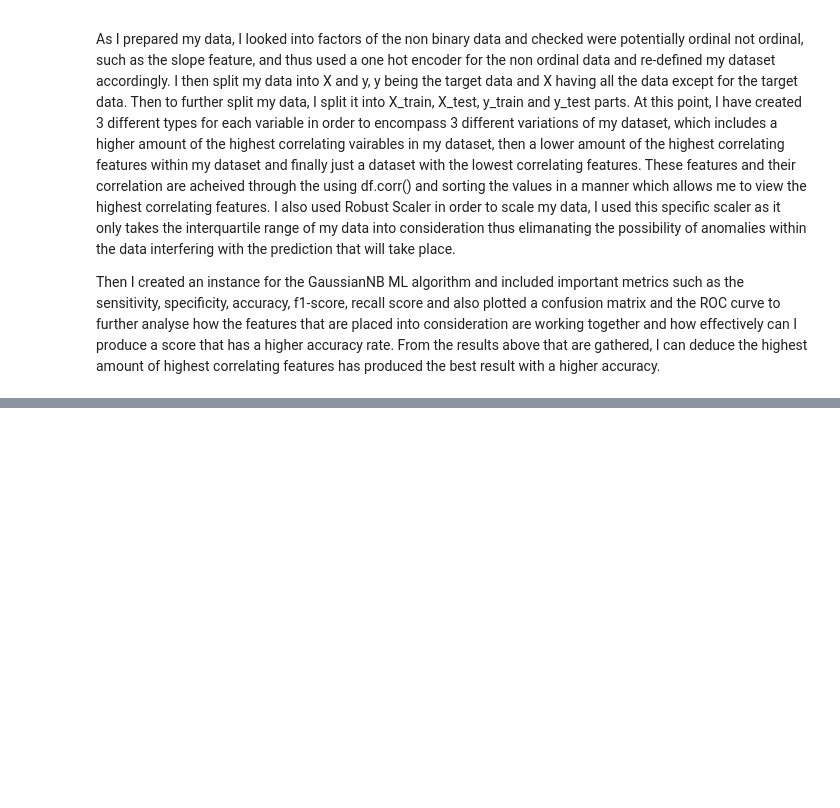
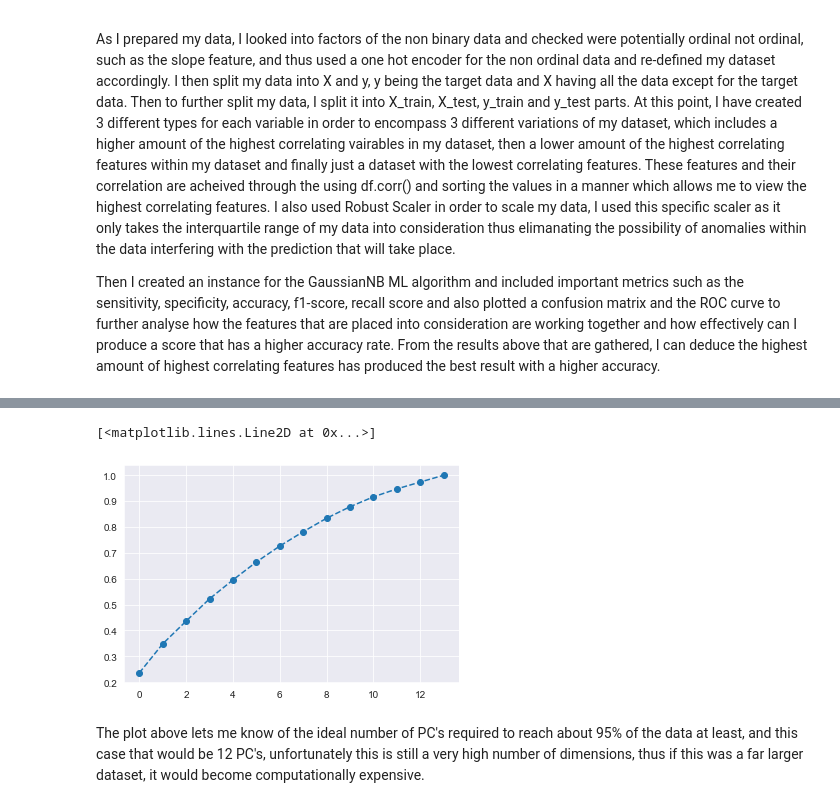
Before and after one commit to Harshal12355/Heart-Disease, a Jupyter notebook: heart_final.ipynb, the cells around one changed output, grey strips where cells are left out. Saved outputs shown, nothing was run; the diff lists cells and outputs as text; code cells hidden in the pictures; blank space fills up the shorter version.

```diff
--- a/heart_final.ipynb
+++ b/heart_final.ipynb
@@ -762,0 +867,7 @@ Then I created an instance for the GaussianNB ML algorithm and included importan
+# %%
+plt.plot(cumsum,  marker = 'o', linestyle = '--')
+# %% [output]
+[<matplotlib.lines.Line2D at 0x...>]
+[figure, added]
+# %% [markdown]
+The plot above lets me know of the ideal number of PC's required to reach about 95% of the data at least, and this case that would be 12 PC's, unfortunately this is still a very high number of dimensions, thus if this was a far larger dataset, it would become computationally expensive.
```
Also changed, not shown: parts of 48 cells of this notebook, 2 other files.
